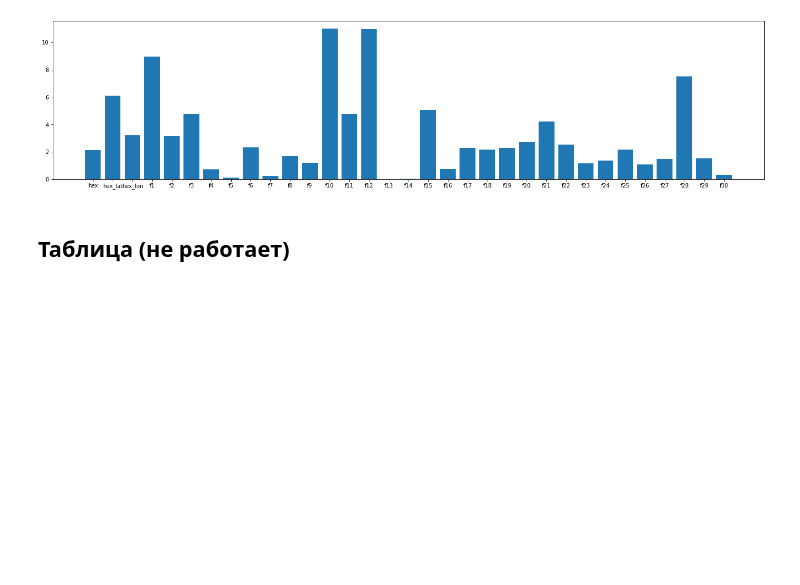
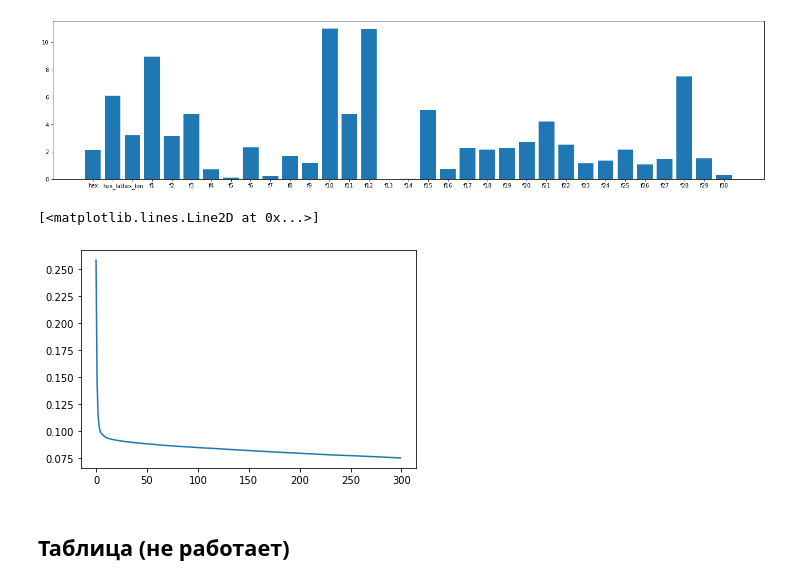
Before and after one commit to nikitagordeev10/petrsu_introduction_unit_testing, a Jupyter notebook: нейродантес_решение.ipynb, the cells around one changed output. Saved outputs shown, nothing was run; the diff lists cells and outputs as text; code cells hidden in the pictures; blank space fills up the shorter version.

```diff
--- a/нейродантес_решение.ipynb
+++ b/нейродантес_решение.ipynb
@@ -385,6 +374,11 @@ plt.show()
 # 'f4', 'f5', 'f7', 'f13', 'f14', 'f16', 'f23', 'f24', 'f26', 'f30'
 # %% [output]
 [figure]
+# %%
+plt.plot(cat_model.get_evals_result()['learn']['Logloss'])
+# %% [output]
+[<matplotlib.lines.Line2D at 0x...>]
+[figure, added]
 # %% [markdown]
 ## **Таблица (не работает)**
 # %%
```
Also changed, not shown: parts of 6 cells of this notebook.
